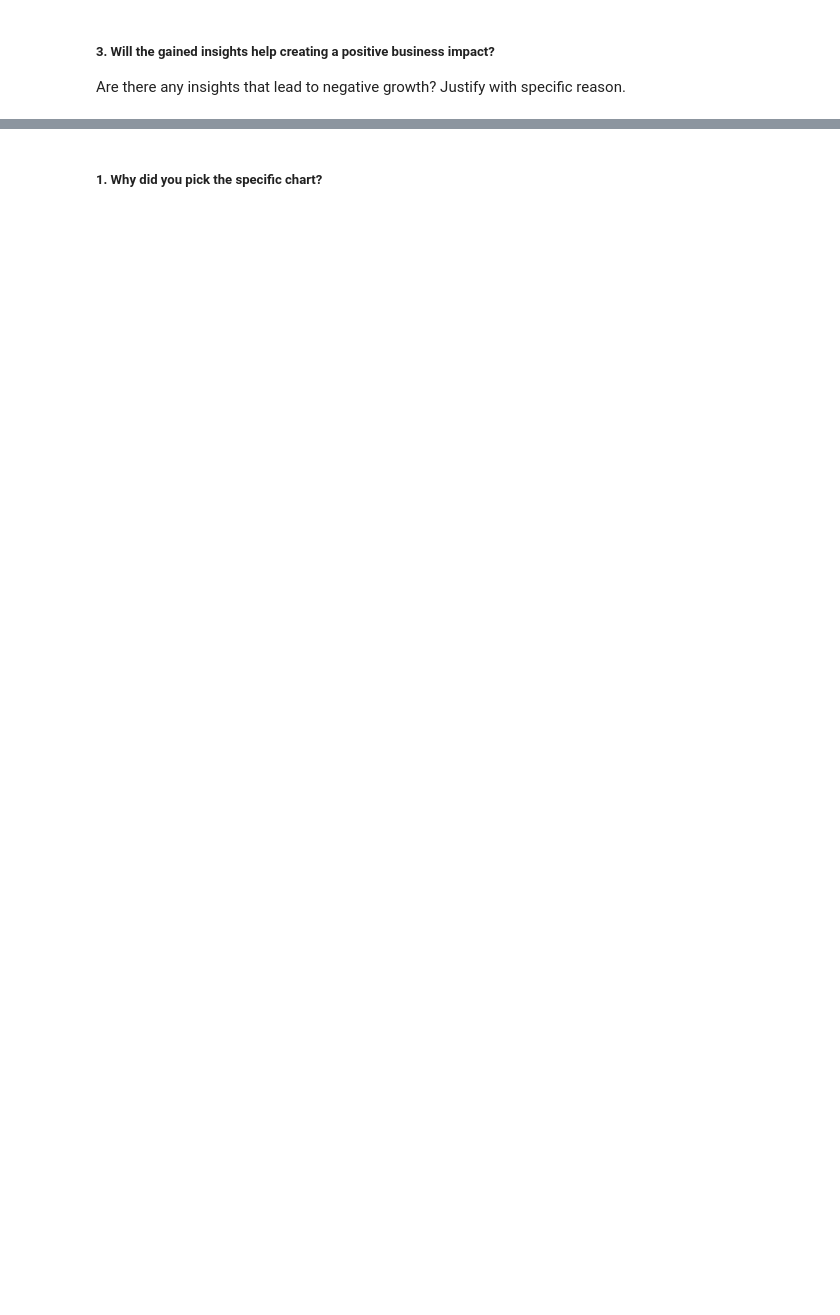
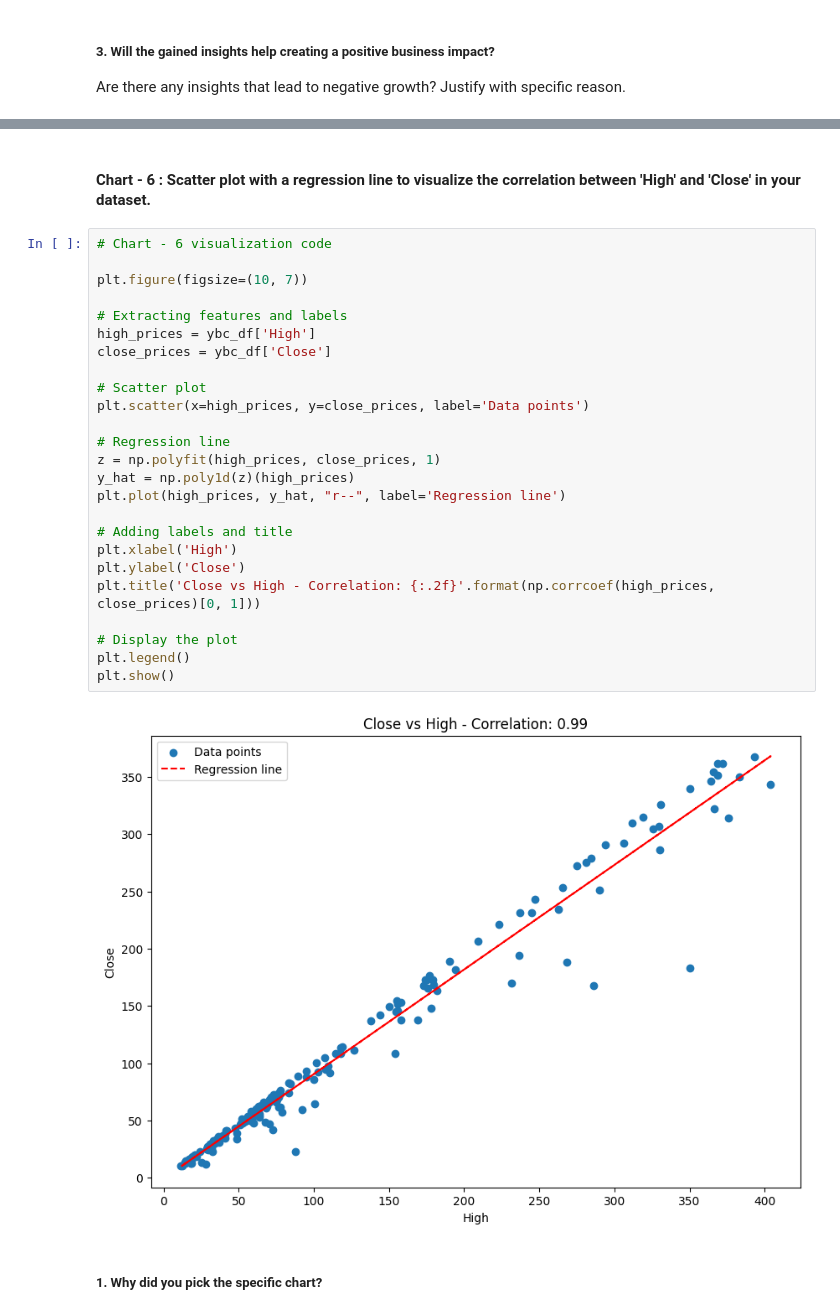
Before and after one commit to Priyankamishra2098/regression, a Jupyter notebook: Regression.ipynb, the cells around one changed output, grey strips where cells are left out. Saved outputs shown, nothing was run; the diff lists cells and outputs as text; blank space fills up the shorter version.

```diff
--- a/Regression.ipynb
+++ b/Regression.ipynb
@@ -356,2 +394,31 @@ Answer Here
+# %% [markdown]
+#### Chart - 6 : Scatter plot with a regression line to visualize the correlation between 'High' and 'Close' in your dataset.
+# %%
+# Chart - 6 visualization code
+
+plt.figure(figsize=(10, 7))
+
+# Extracting features and labels
+high_prices = ybc_df['High']
+close_prices = ybc_df['Close']
+
+# Scatter plot
+plt.scatter(x=high_prices, y=close_prices, label='Data points')
+
+# Regression line
+z = np.polyfit(high_prices, close_prices, 1)
+y_hat = np.poly1d(z)(high_prices)
+plt.plot(high_prices, y_hat, "r--", label='Regression line')
+
+# Adding labels and title
+plt.xlabel('High')
+plt.ylabel('Close')
+plt.title('Close vs High - Correlation: {:.2f}'.format(np.corrcoef(high_prices, close_prices)[0, 1]))
+
+# Display the plot
+plt.legend()
+plt.show()
+# %% [output]
+[figure, added]
 # %% [markdown]
 ##### 1. Why did you pick the specific chart?
```
Also changed, not shown: parts of 209 cells of this notebook.
